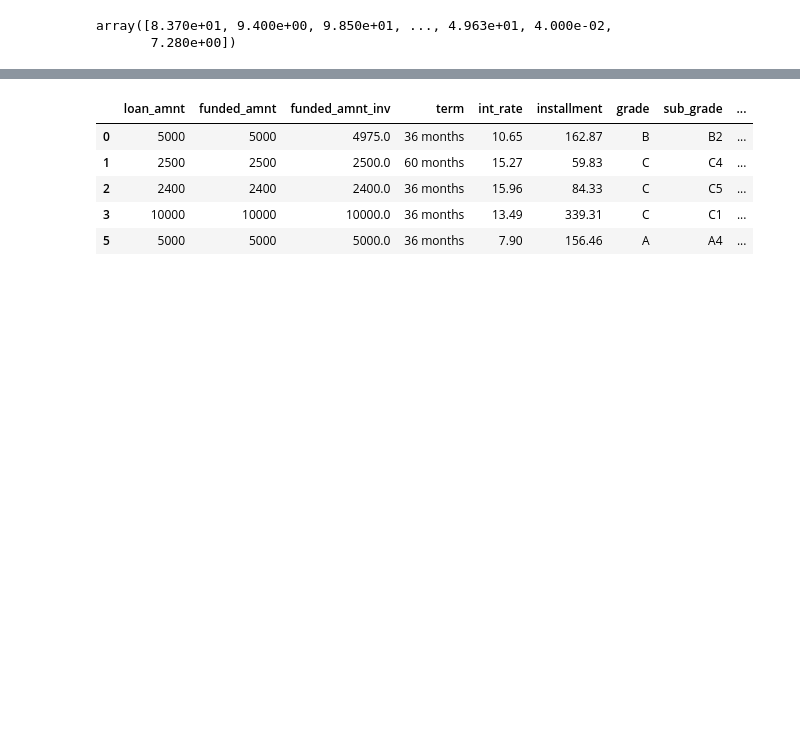
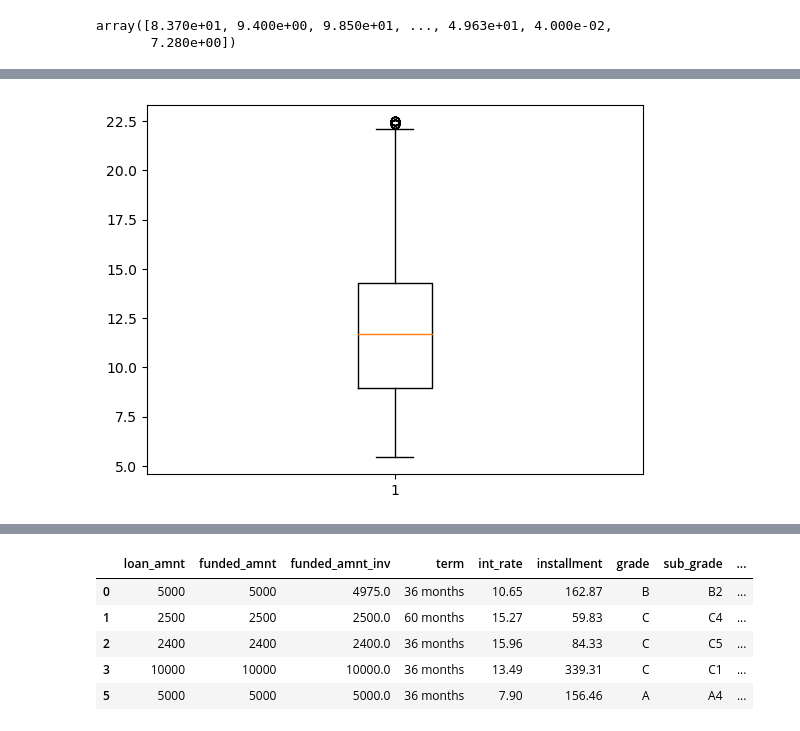
Before and after one commit to shivasaibondugula/LendingClub, a Jupyter notebook: shiva_sai_bondugula.ipynb, the cells around one changed output, grey strips where cells are left out. Saved outputs shown, nothing was run; the diff lists cells and outputs as text; code cells hidden in the pictures; blank space fills up the shorter version.

```diff
--- a/shiva_sai_bondugula.ipynb
+++ b/shiva_sai_bondugula.ipynb
@@ -534,0 +563,7 @@ array([10,  0,  3,  8,  9,  4,  5,  1,  6,  2,  7], dtype=int64)
+# %%
+loan_data=loan_data[loan_data.int_rate<22.5]
+# %%
+plt.boxplot(loan_data.int_rate)
+plt.show()
+# %% [output]
+[figure, added]
```
Also changed, not shown: parts of 105 cells of this notebook.
